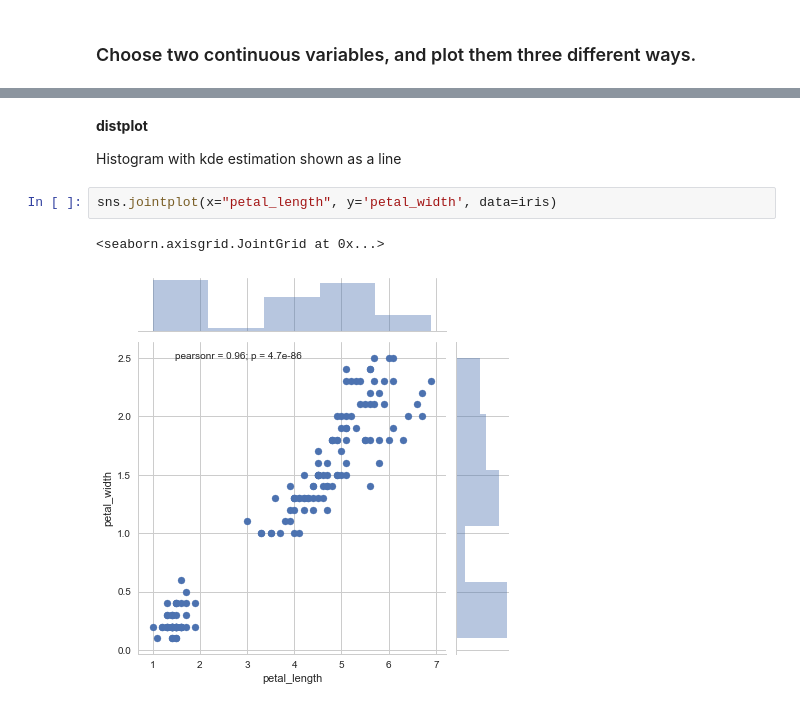
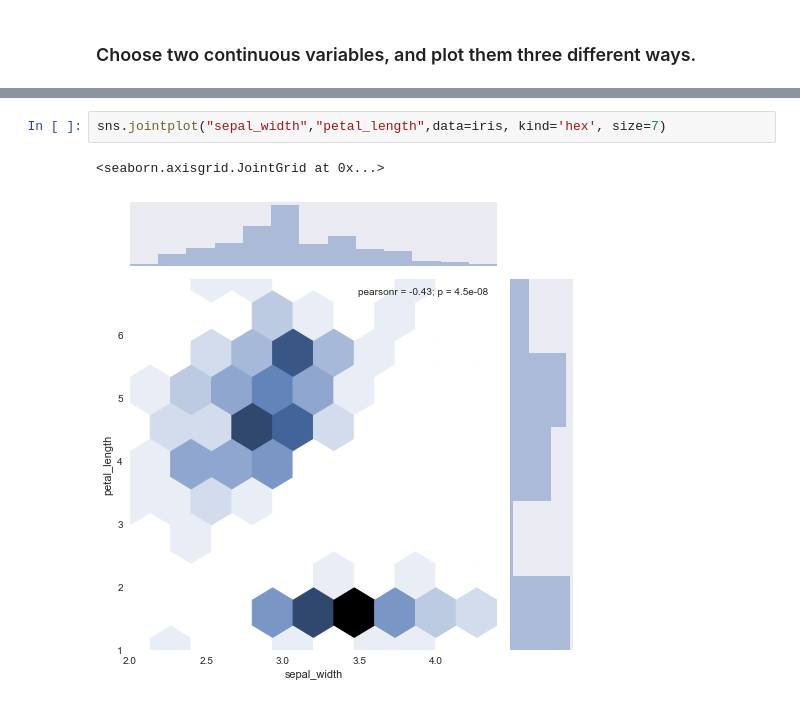
Before and after one commit to PriyankaBiswas/Data-Science, a Jupyter notebook: Unit1_DS_investigations/L3_viz/unit1_viz_seaborn_drills.ipynb, the cells around one changed output, grey strips where cells are left out. Saved outputs shown, nothing was run; the diff lists cells and outputs as text.

```diff
--- a/Unit1_DS_investigations/L3_viz/unit1_viz_seaborn_drills.ipynb
+++ b/Unit1_DS_investigations/L3_viz/unit1_viz_seaborn_drills.ipynb
@@ -178,10 +175,5 @@ plt.show()
-# %% [markdown]
-
-**distplot**
-
-Histogram with kde estimation shown as a line
 # %%
-sns.jointplot(x="petal_length", y='petal_width', data=iris)
+sns.jointplot("sepal_width","petal_length",data=iris, kind='hex', size=7)
 # %% [output]
 <seaborn.axisgrid.JointGrid at 0x...>
-[figure, old version]
+[figure, new version]
```
Also changed, not shown: parts of 17 cells of this notebook.
